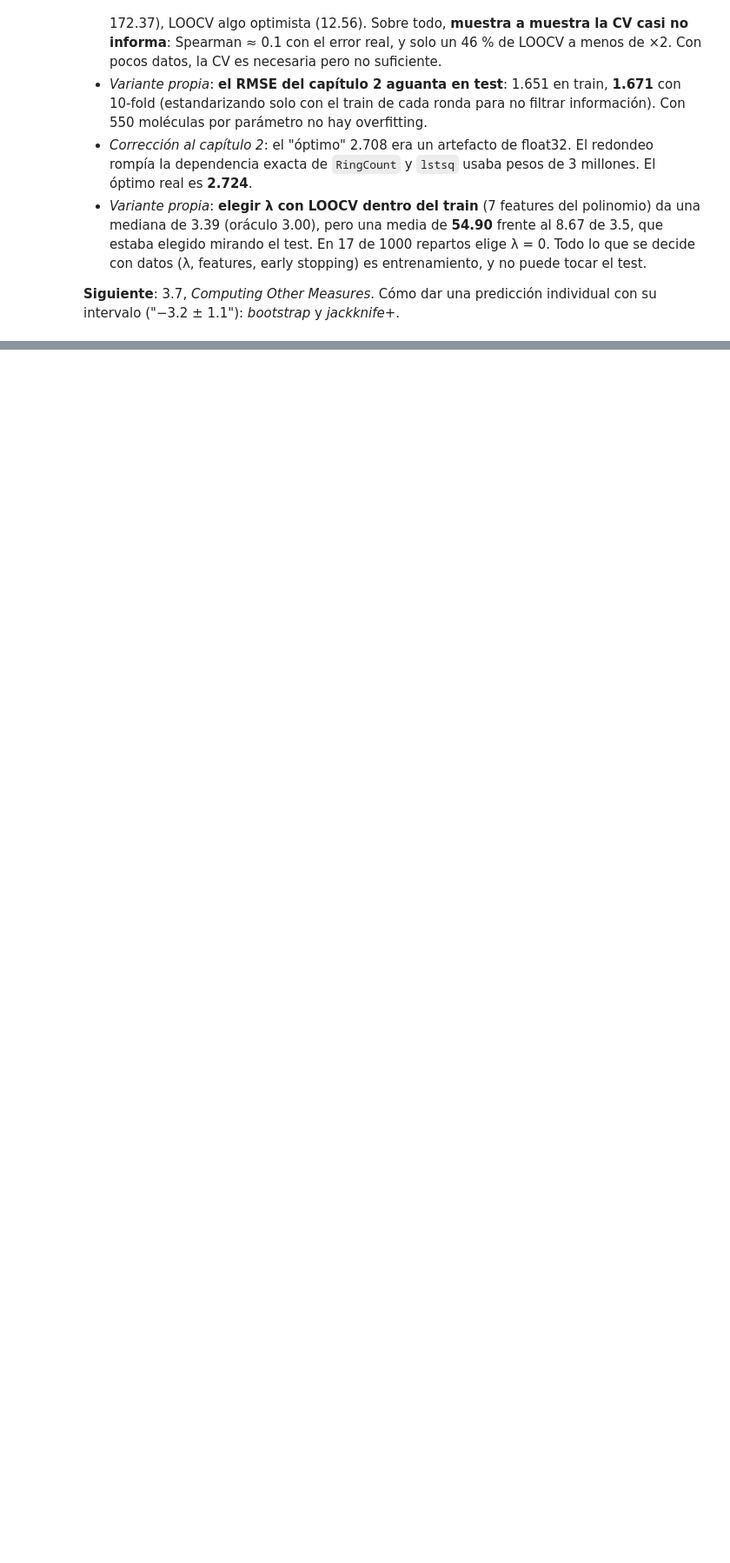
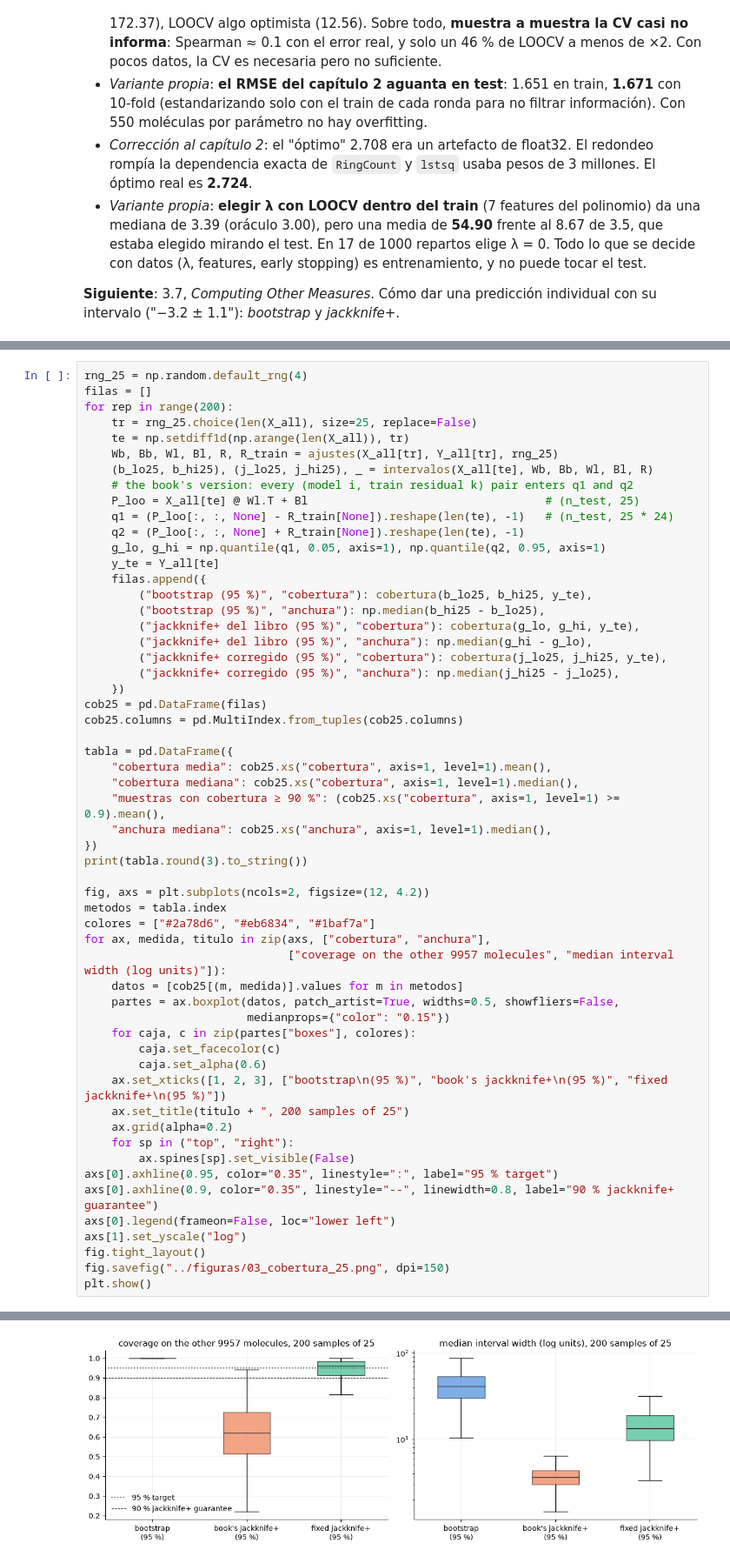
Before and after one commit to alexhrehoret/dmol-study-notes, a Jupyter notebook: notebooks/03_regresion.ipynb, the cells around one changed output, grey strips where cells are left out. Shown at 87% size. Drawn from its saved outputs; the diff is of its cells as text; blank space fills up the shorter version.

```diff
--- a/notebooks/03_regresion.ipynb
+++ b/notebooks/03_regresion.ipynb
@@ -3857,0 +4238,57 @@ media del resto (lambda > 0): 40.68
+# %%
+rng_25 = np.random.default_rng(4)
+filas = []
+for rep in range(200):
+    tr = rng_25.choice(len(X_all), size=25, replace=False)
+    te = np.setdiff1d(np.arange(len(X_all)), tr)
+    Wb, Bb, Wl, Bl, R, R_train = ajustes(X_all[tr], Y_all[tr], rng_25)
+    (b_lo25, b_hi25), (j_lo25, j_hi25), _ = intervalos(X_all[te], Wb, Bb, Wl, Bl, R)
+    # the book's version: every (model i, train residual k) pair enters q1 and q2
+    P_loo = X_all[te] @ Wl.T + Bl                                   # (n_test, 25)
+    q1 = (P_loo[:, :, None] - R_train[None]).reshape(len(te), -1)   # (n_test, 25 * 24)
+    q2 = (P_loo[:, :, None] + R_train[None]).reshape(len(te), -1)
+    g_lo, g_hi = np.quantile(q1, 0.05, axis=1), np.quantile(q2, 0.95, axis=1)
+    y_te = Y_all[te]
+    filas.append({
+        ("bootstrap (95 %)", "cobertura"): cobertura(b_lo25, b_hi25, y_te),
+        ("bootstrap (95 %)", "anchura"): np.median(b_hi25 - b_lo25),
+        ("jackknife+ del libro (95 %)", "cobertura"): cobertura(g_lo, g_hi, y_te),
+        ("jackknife+ del libro (95 %)", "anchura"): np.median(g_hi - g_lo),
+        ("jackknife+ corregido (95 %)", "cobertura"): cobertura(j_lo25, j_hi25, y_te),
+        ("jackknife+ corregido (95 %)", "anchura"): np.median(j_hi25 - j_lo25),
+    })
+cob25 = pd.DataFrame(filas)
+cob25.columns = pd.MultiIndex.from_tuples(cob25.columns)
+
+tabla = pd.DataFrame({
+    "cobertura media": cob25.xs("cobertura", axis=1, level=1).mean(),
+    "cobertura mediana": cob25.xs("cobertura", axis=1, level=1).median(),
+    "muestras con cobertura ≥ 90 %": (cob25.xs("cobertura", axis=1, level=1) >= 0.9).mean(),
+    "anchura mediana": cob25.xs("anchura", axis=1, level=1).median(),
+})
+print(tabla.round(3).to_string())
+
+fig, axs = plt.subplots(ncols=2, figsize=(12, 4.2))
+metodos = tabla.index
+colores = ["#2a78d6", "#eb6834", "#1baf7a"]
+for ax, medida, titulo in zip(axs, ["cobertura", "anchura"],
+                              ["coverage on the other 9957 molecules", "median interval width (log units)"]):
+    datos = [cob25[(m, medida)].values for m in metodos]
+    partes = ax.boxplot(datos, patch_artist=True, widths=0.5, showfliers=False,
+                        medianprops={"color": "0.15"})
+    for caja, c in zip(partes["boxes"], colores):
+        caja.set_facecolor(c)
+        caja.set_alpha(0.6)
+    ax.set_xticks([1, 2, 3], ["bootstrap\n(95 %)", "book's jackknife+\n(95 %)", "fixed jackknife+\n(95 %)"])
+    ax.set_title(titulo + ", 200 samples of 25")
+    ax.grid(alpha=0.2)
+    for sp in ("top", "right"):
+        ax.spines[sp].set_visible(False)
+axs[0].axhline(0.95, color="0.35", linestyle=":", label="95 % target")
+axs[0].axhline(0.9, color="0.35", linestyle="--", linewidth=0.8, label="90 % jackknife+ guarantee")
+axs[0].legend(frameon=False, loc="lower left")
+axs[1].set_yscale("log")
+fig.tight_layout()
+fig.savefig("../figuras/03_cobertura_25.png", dpi=150)
+plt.show()
+# %% [output]
@@ -3857,0 +4299 @@ media del resto (lambda > 0): 40.68
+[figure, added]
```
Also changed, not shown: parts of 19 cells of this notebook, 1 other file.
